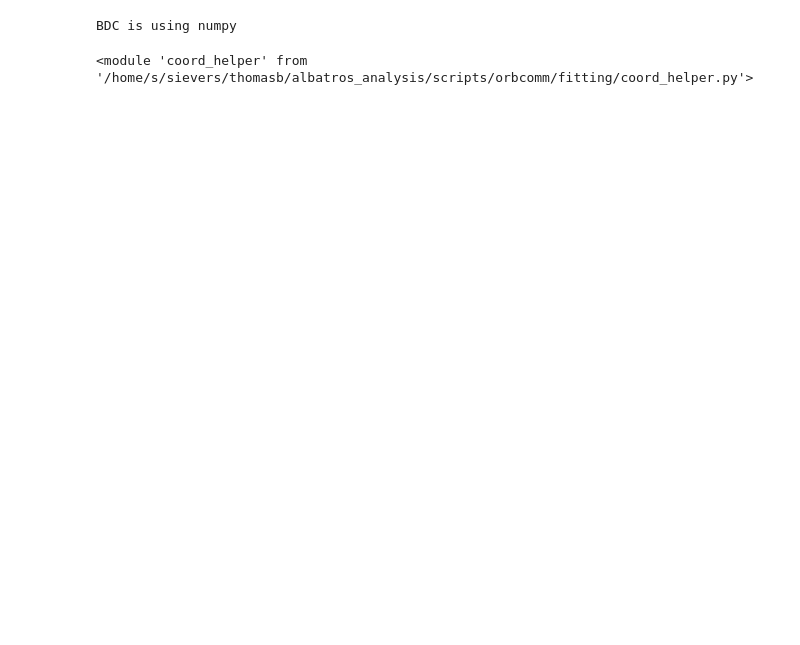
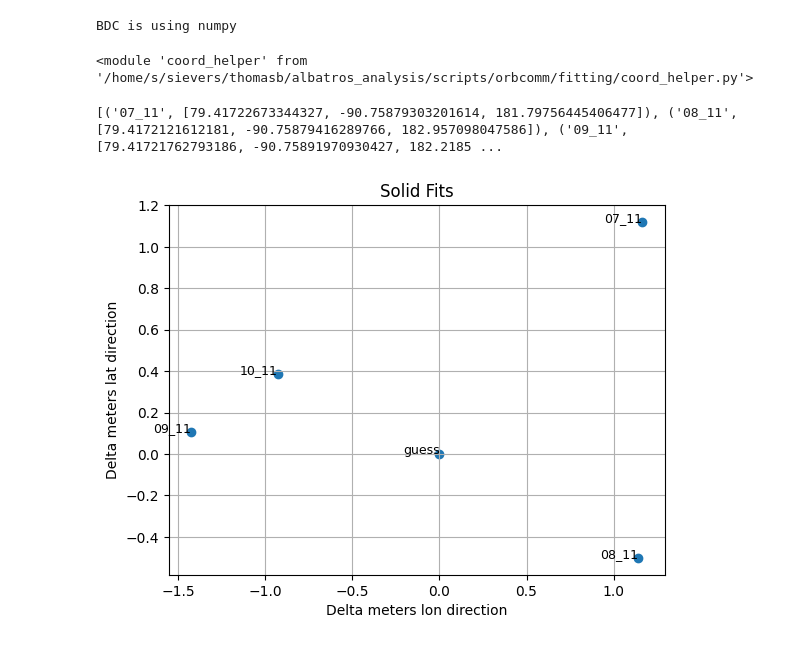
Before and after one commit to ALBATROS-Experiment/albatros_analysis, a Jupyter notebook: scripts/orbcomm/fitting/visualizer.ipynb, the cells around one changed output. Cells and saved outputs as stored; diff of their text form; code cells hidden in the pictures; blank space fills up the shorter version.

```diff
--- a/scripts/orbcomm/fitting/visualizer.ipynb
+++ b/scripts/orbcomm/fitting/visualizer.ipynb
@@ -35,0 +53,8 @@ importlib.reload(ch)
+# %%
+print(solid)
+# %% [output]
+[('07_11', [79.41722673344327, -90.75879303201614, 181.79756445406477]), ('08_11', [79.4172121612181, -90.75879416289766, 182.957098047586]), ('09_11', [79.41721762793186, -90.75891970930427, 182.2185 ...
+# %%
+solid = ch.make_coord_plot(a2_coords, solid, 'Solid Fits')
+# %% [output]
+[figure, added]
```
Also changed, not shown: parts of 12 cells of this notebook, 46 other files.
